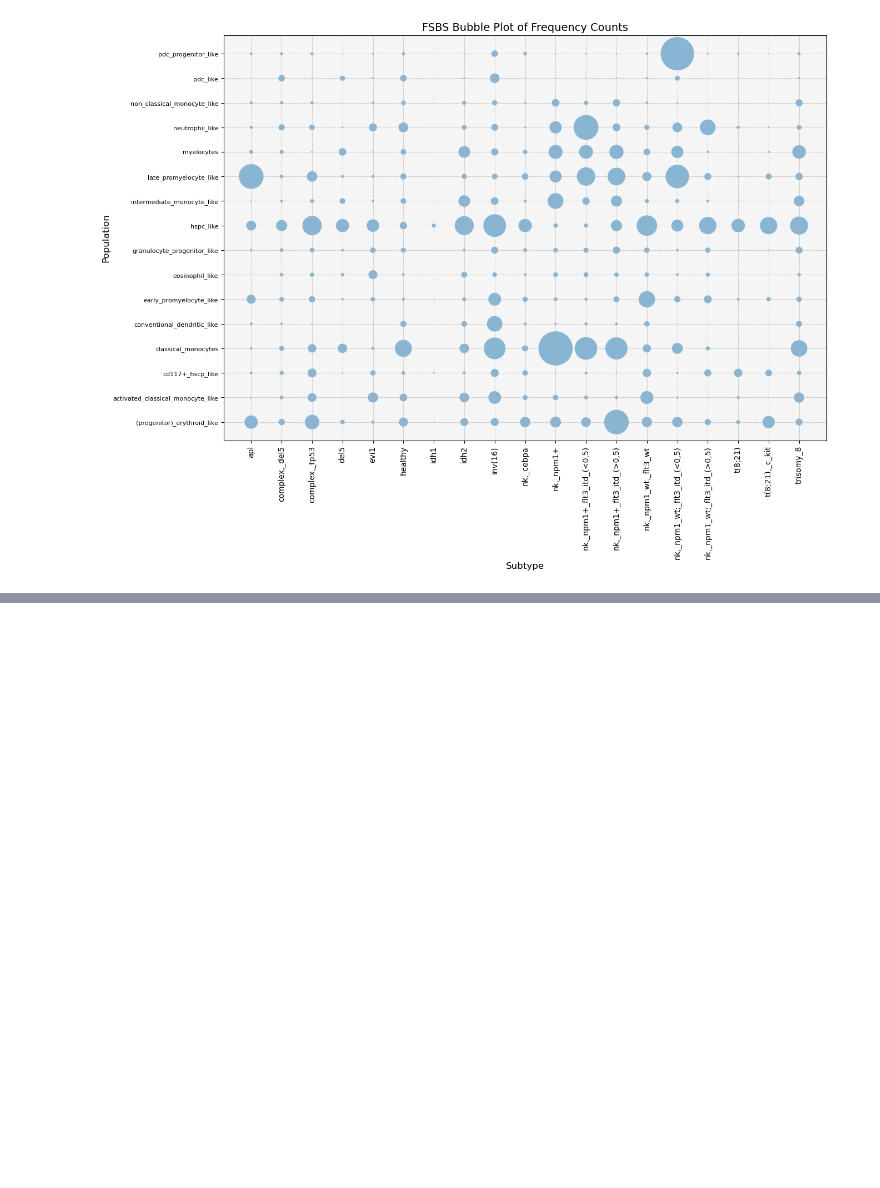
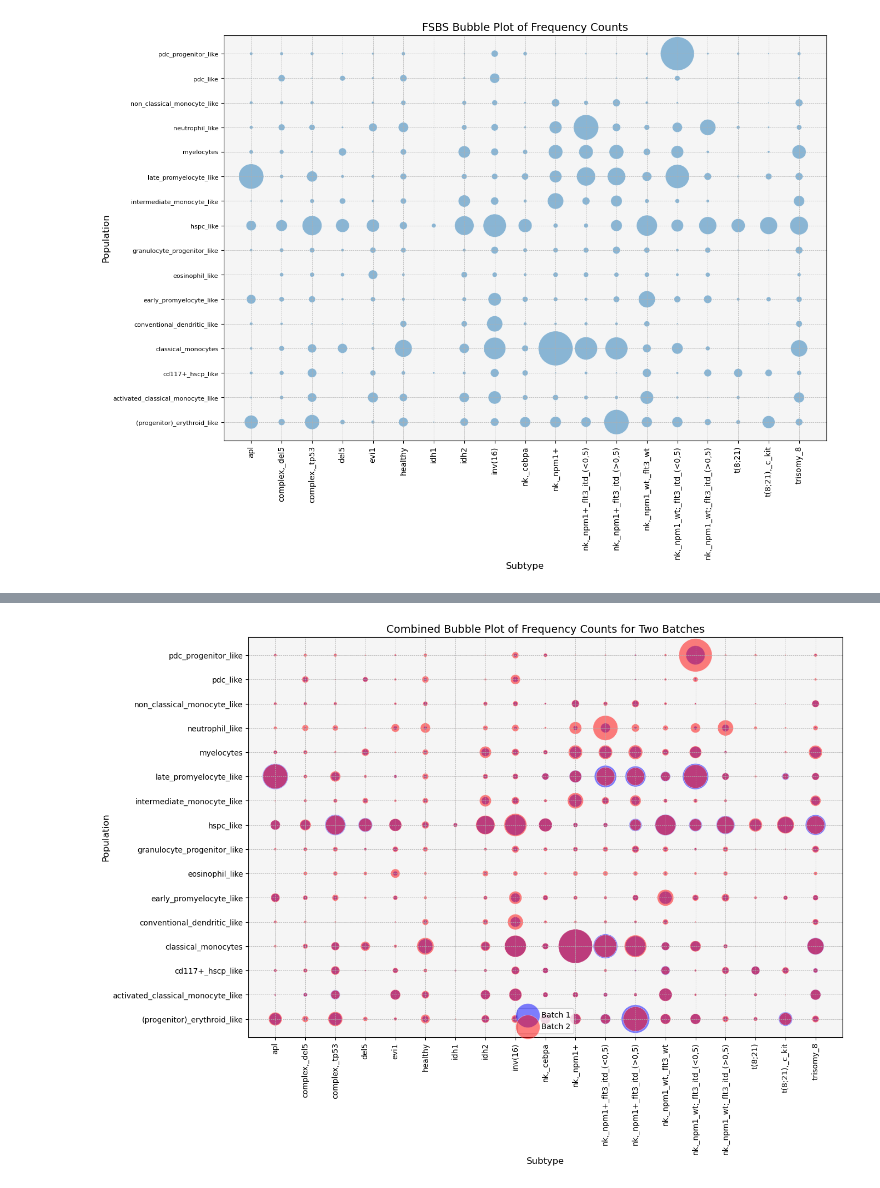
Before and after one commit to EhsanKA/FACS_Sampling, a Jupyter notebook: notebooks/sara/2M_population_vs_subtype.ipynb, the cells around one changed output, grey strips where cells are left out. Saved outputs shown, nothing was run; the diff lists cells and outputs as text; code cells hidden in the pictures; blank space fills up the shorter version.

```diff
--- a/notebooks/sara/2M_population_vs_subtype.ipynb
+++ b/notebooks/sara/2M_population_vs_subtype.ipynb
@@ -135,15 +135,16 @@ def bubble_plot(adata, name='ref_2M'):
     # plt.savefig('improved_bubble_plot.png', dpi=300)
 
     plt.show()
+    return frequency_df
 # %%
 bubble_plot(adata_ref)
 # %% [output]
 [figure]
 # %%
-bubble_plot(adata_random, name='RANDOM')
+random_freq = bubble_plot(adata_random, name='RANDOM')
 # %% [output]
 [figure]
 # %%
-bubble_plot(adata_fsbs, name='FSBS')
+fsbs_freq = bubble_plot(adata_fsbs, name='FSBS')
 # %% [output]
 [figure]
@@ -149,0 +167,64 @@ bubble_plot(adata_fsbs, name='FSBS')
+# %%
+import matplotlib.pyplot as plt
+
+# Assuming you have two DataFrames: frequency_df_batch1 and frequency_df_batch2
+# They should contain 'subtype', 'population', and 'counts' for each batch
+
+# You can use a function to scale the bubble sizes
+def separate_scale_bubble_sizes(counts, max_size=2000):
+    return (counts / counts.max()) * max_size
+
+def together_scale_bubble_sizes(counts, max_size=2000, max_all=1):
+    return (counts / counts.max()) * max_size
+
+# Scale sizes for each batch
+frequency_df_batch1 = random_freq
+frequency_df_batch2 = fsbs_freq
+
+# scaling to gether
+# frequency_df_batch1['scaled_sizes'] = separate_scale_bubble_sizes(frequency_df_batch1['counts'])
+# frequency_df_batch2['scaled_sizes'] = separate_scale_bubble_sizes(frequency_df_batch2['counts'])
+
+# scaling separetely
+MAX = max(frequency_df_batch1['counts'].max(), frequency_df_batch2['counts'].max())
+frequency_df_batch1['scaled_sizes'] = together_scale_bubble_sizes(frequency_df_batch1['counts'], max_all=MAX)
+frequency_df_batch2['scaled_sizes'] = together_scale_bubble_sizes(frequency_df_batch2['counts'], max_all=MAX)
+
+
+# Create the bubble plot with both batches
+fig, ax = plt.subplots(figsize=(14, 10))
+
+# Plot batch 1 with color blue
+scatter1 = ax.scatter(frequency_df_batch1['subtype'], frequency_df_batch1['population'],
+                      s=frequency_df_batch1['scaled_sizes'], color='blue', alpha=0.5,
+                      edgecolors='w', linewidth=0.5, label='Batch 1')
+
+# Plot batch 2 with color red
+scatter2 = ax.scatter(frequency_df_batch2['subtype'], frequency_df_batch2['population'],
+                      s=frequency_df_batch2['scaled_sizes'], color='red', alpha=0.5,
+                      edgecolors='w', linewidth=0.5, label='Batch 2')
+
+# Rotate x-axis labels to avoid overlap
+plt.xticks(rotation=90)
+
+# Set axes titles and main title
+plt.xlabel('Subtype', fontsize=12)
+plt.ylabel('Population', fontsize=12)
+plt.title('Combined Bubble Plot of Frequency Counts for Two Batches', fontsize=14)
+
+# Add legend to differentiate between batches
+plt.legend()
+
+# Show the grid and set facecolor
+plt.grid(True, which='both', linestyle='--', linewidth=0.5)
+ax.set_facecolor('whitesmoke')
+
+# Adjust the margins
+plt.gcf().subplots_adjust(bottom=0.15)
+
+# Save the plot
+plt.savefig('combined_bubble_plot.png', dpi=300)
+
+plt.show()
+# %% [output]
+[figure, added]
```
Also changed, not shown: parts of 4 cells of this notebook, 9 other files.
